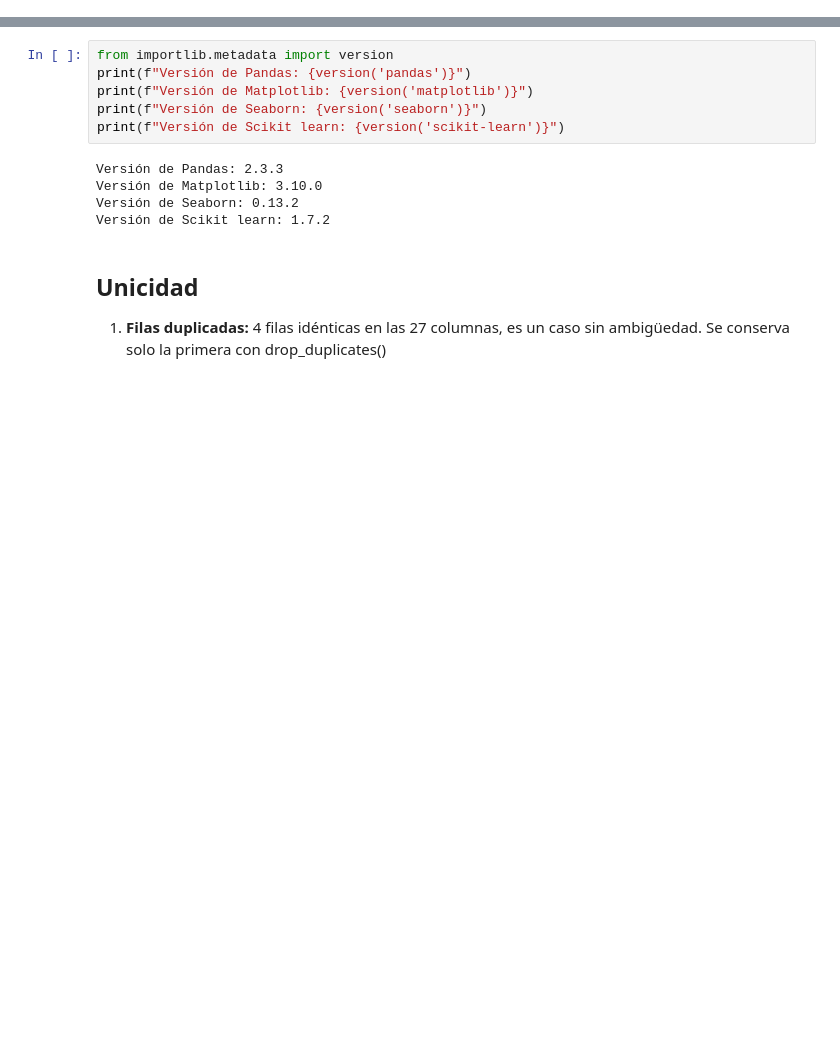
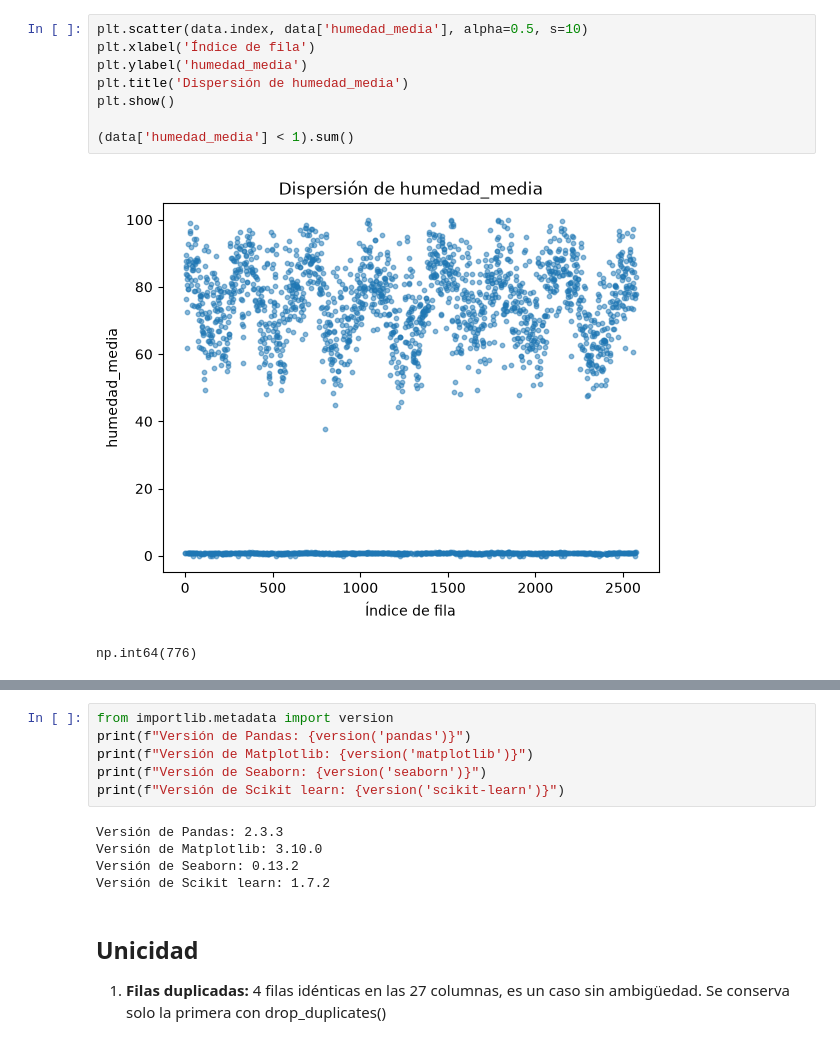
Before and after one commit to lauraS191/MaterialDeClase-ISIS-2611, a Jupyter notebook: 202620/Laboratorios/L1/Laboratorio 1.ipynb, the cells around one changed output, grey strips where cells are left out. Drawn from its saved outputs; the diff is of its cells as text; blank space fills up the shorter version.

```diff
--- a/202620/Laboratorios/L1/Laboratorio 1.ipynb
+++ b/202620/Laboratorios/L1/Laboratorio 1.ipynb
@@ -26,0 +162,11 @@ dataPrueba = datosPrueba.copy()
+# %%
+plt.scatter(data.index, data['humedad_media'], alpha=0.5, s=10)
+plt.xlabel('Índice de fila')
+plt.ylabel('humedad_media')
+plt.title('Dispersión de humedad_media')
+plt.show()
+
+(data['humedad_media'] < 1).sum()
+# %% [output]
+[figure, added]
+np.int64(776)
```
Also changed, not shown: parts of 34 cells of this notebook.
